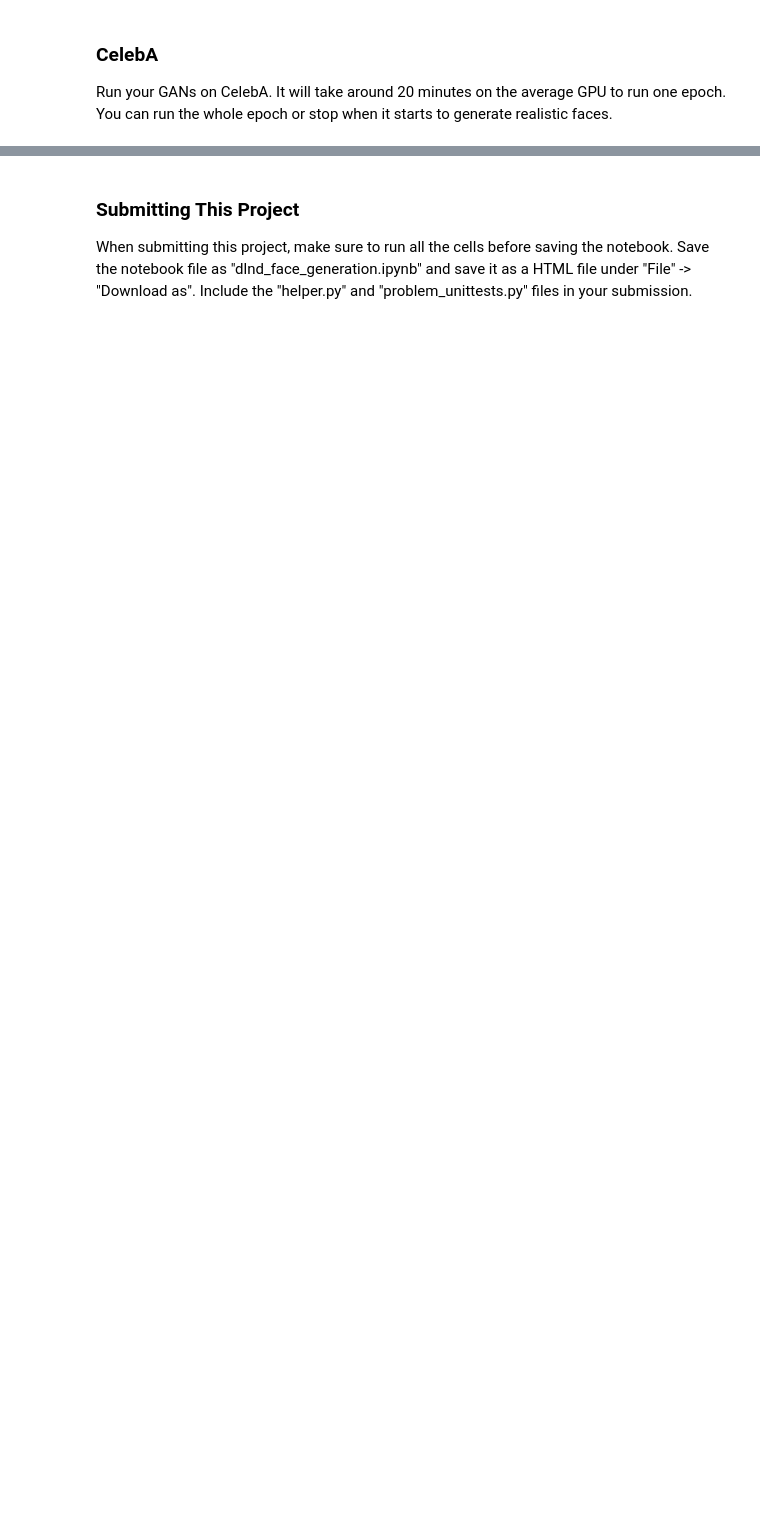
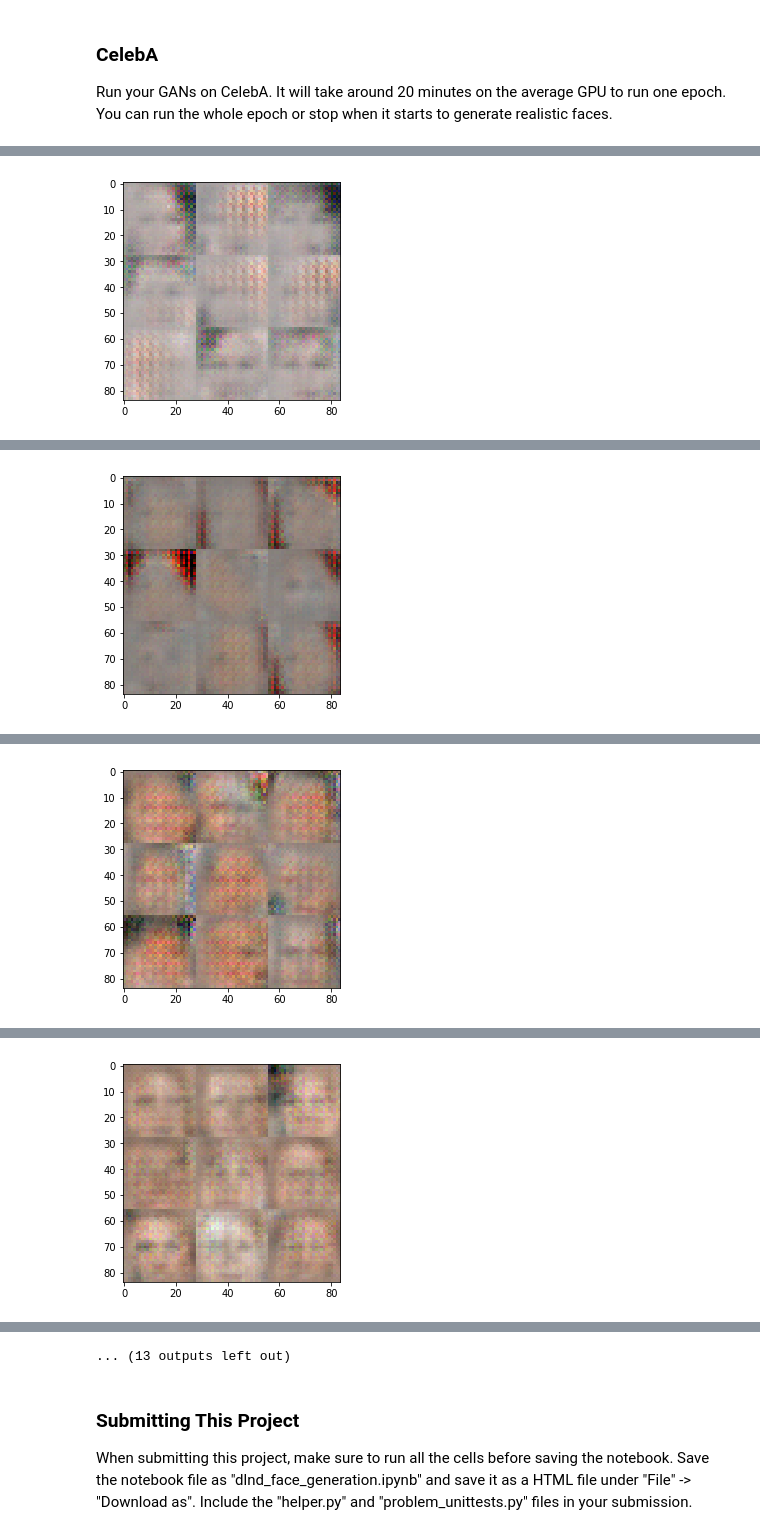
Before and after one commit to riochuong/Project5-GAN-FaceGeneration, a Jupyter notebook: dlnd_face_generation.ipynb, the cells around one changed output, grey strips where cells are left out. Drawn from its saved outputs; the diff is of its cells as text; code cells hidden in the pictures; blank space fills up the shorter version.

```diff
--- a/dlnd_face_generation.ipynb
+++ b/dlnd_face_generation.ipynb
@@ -359,10 +461,10 @@ with tf.Graph().as_default():
 ### CelebA
 Run your GANs on CelebA.  It will take around 20 minutes on the average GPU to run one epoch.  You can run the whole epoch or stop when it starts to generate realistic faces.
 # %%
-batch_size = None
-z_dim = None
-learning_rate = None
-beta1 = None
+batch_size = 64
+z_dim = 150
+learning_rate = 0.002
+beta1 = 0.5
 
 
 """
@@ -374,3 +476,4 @@ celeba_dataset = helper.Dataset('celeba', glob(os.path.join(data_dir, 'img_align
 with tf.Graph().as_default():
     train(epochs, batch_size, z_dim, learning_rate, beta1, celeba_dataset.get_batches,
           celeba_dataset.shape, celeba_dataset.image_mode)
+# %% [output]
@@ -376,0 +481 @@ with tf.Graph().as_default():
+[figure, added]
@@ -376,0 +483 @@ with tf.Graph().as_default():
+[figure, added]
@@ -376,0 +485 @@ with tf.Graph().as_default():
+[figure, added]
@@ -376,0 +487 @@ with tf.Graph().as_default():
+[figure, added]
@@ -377,3 +492,4 @@ with tf.Graph().as_default():
+... (13 outputs left out)
 # %% [markdown]
 ### Submitting This Project
 When submitting this project, make sure to run all the cells before saving the notebook. Save the notebook file as "dlnd_face_generation.ipynb" and save it as a HTML file under "File" -> "Download as". Include the "helper.py" and "problem_unittests.py" files in your submission.
```
Also changed, not shown: parts of 8 cells of this notebook.
